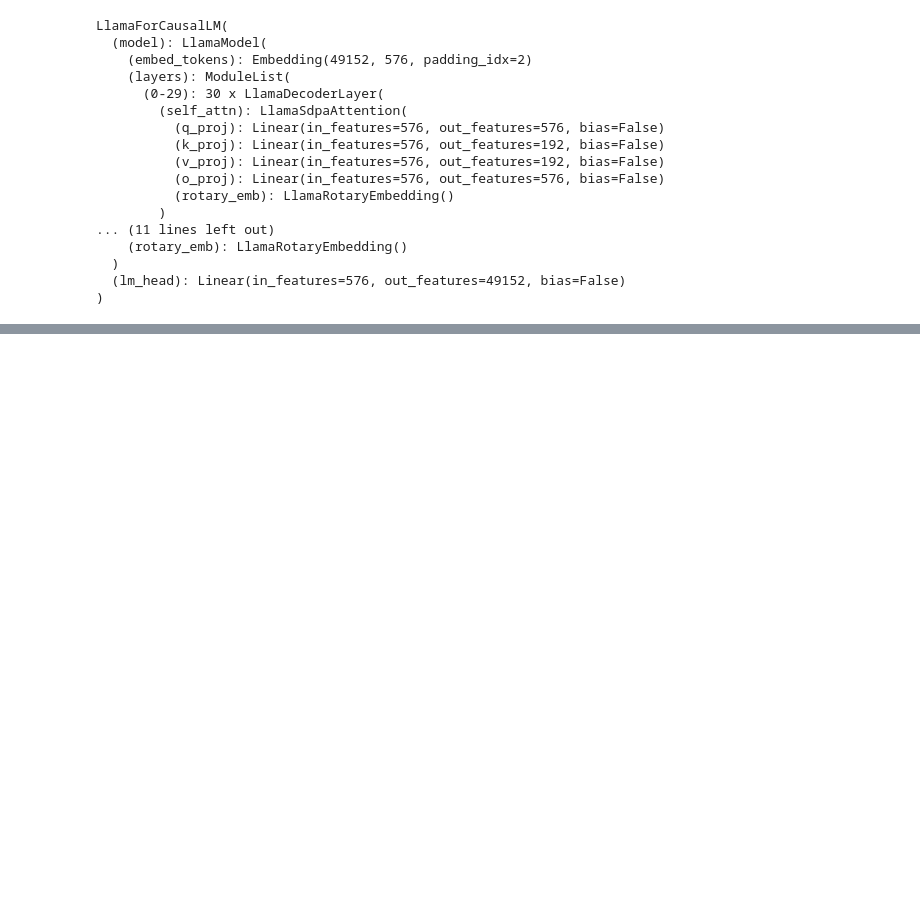
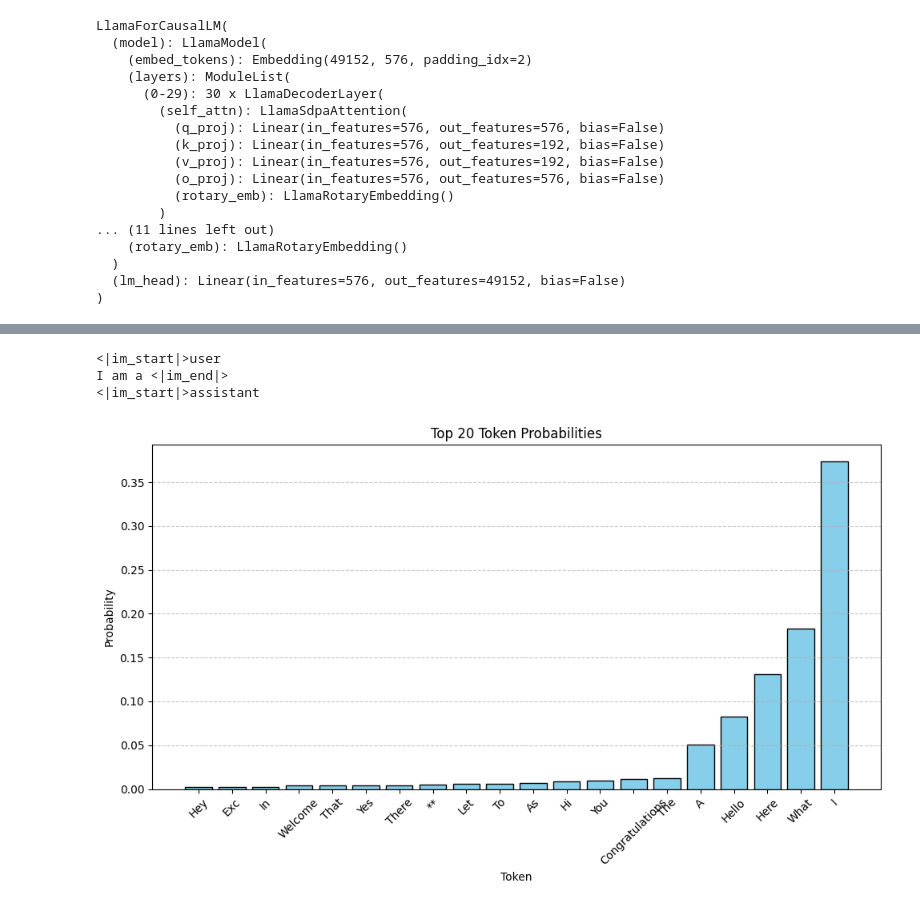
Before and after one commit to chris-hoertnagl/AI-Dojo, a Jupyter notebook: LLM/language_model_basics/nlp.ipynb, the cells around one changed output, grey strips where cells are left out. Cells and saved outputs as stored; diff of their text form; code cells hidden in the pictures; blank space fills up the shorter version.

```diff
--- a/LLM/language_model_basics/nlp.ipynb
+++ b/LLM/language_model_basics/nlp.ipynb
@@ -420,0 +447,11 @@ plt.show()
+# %%
+input_sentence = "I am a "
+messages = [{"role": "user", "content": input_sentence}]
+input_sentence=tokenizer.apply_chat_template(messages, tokenize=False, add_generation_prompt=True)
+print(input_sentence)
+plot_next_token_probability(input_sentence)
+# %% [output]
+<|im_start|>user
+I am a <|im_end|>
+<|im_start|>assistant
+[figure, added]
```
Also changed, not shown: parts of 5 cells of this notebook.
